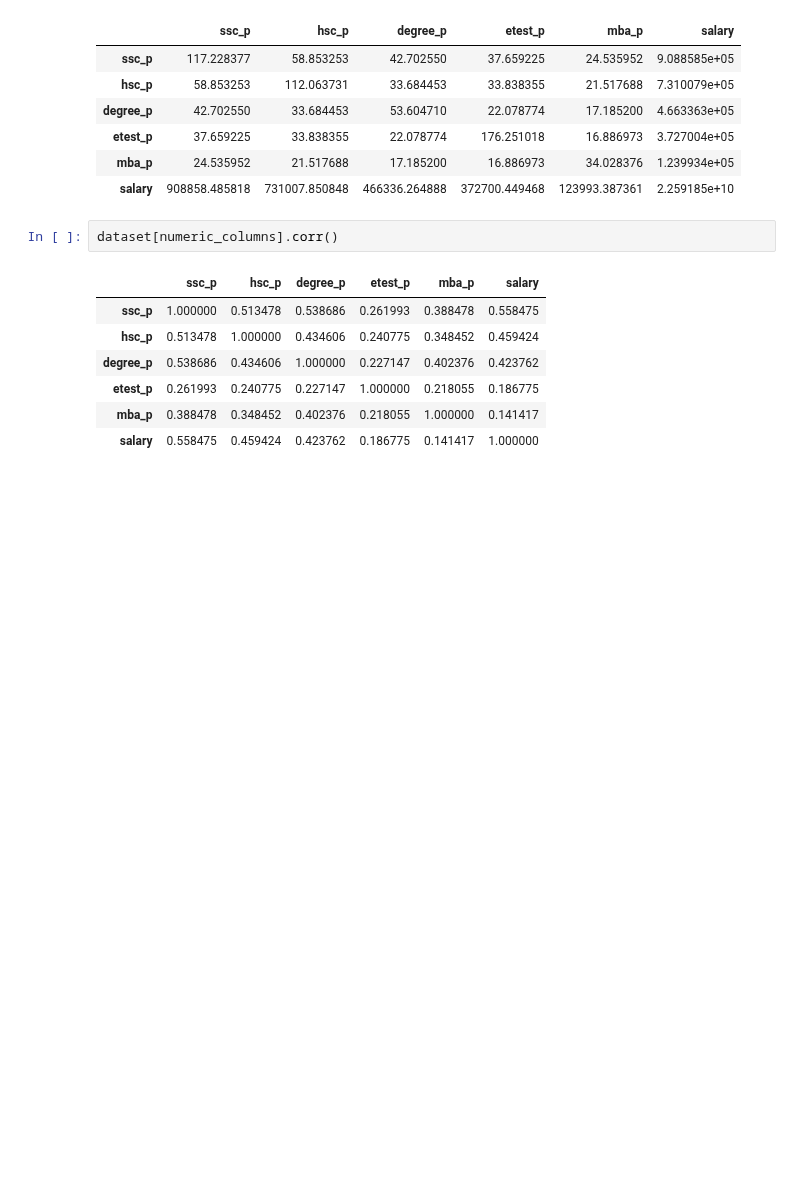
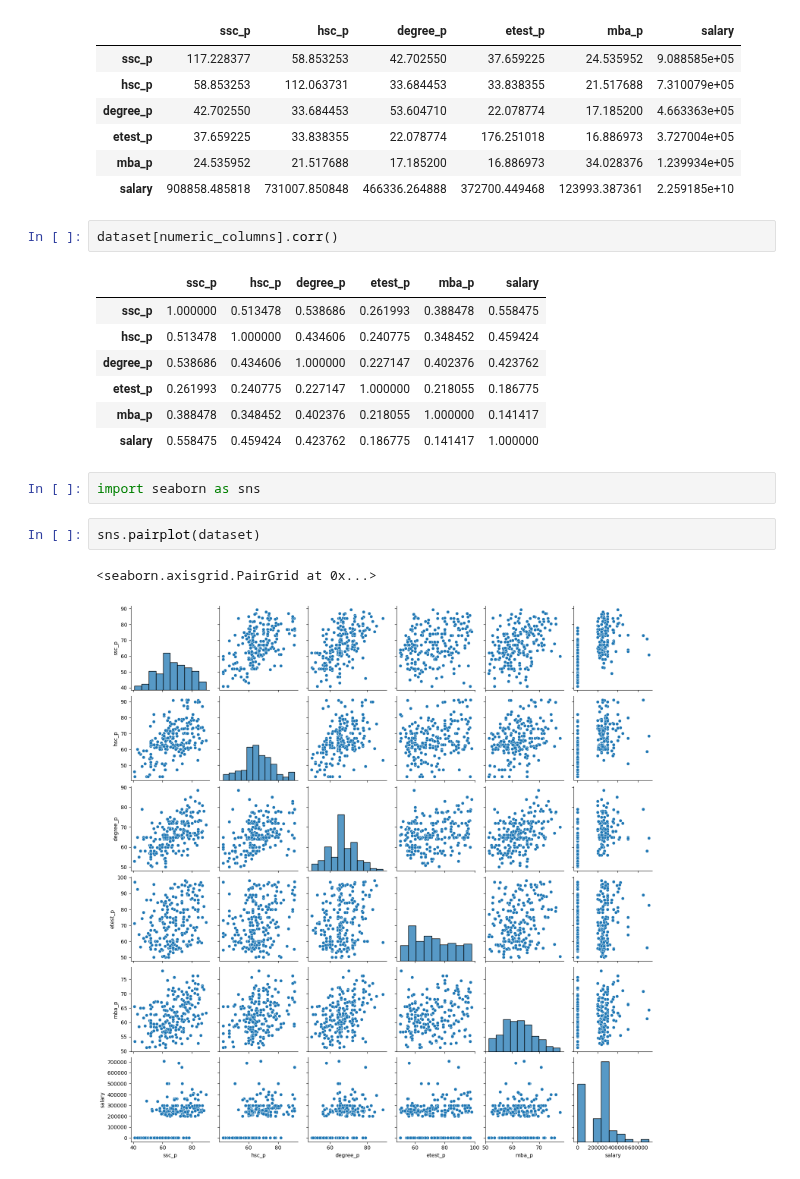
Before and after one commit to DeepikaBalachandran89/6-BIVARIATE, a Jupyter notebook: BIVARIATE ASSIGNMENT.ipynb, the cells around one changed output. Cells and saved outputs as stored; diff of their text form; blank space fills up the shorter version.

```diff
--- a/BIVARIATE ASSIGNMENT.ipynb
+++ b/BIVARIATE ASSIGNMENT.ipynb
@@ -82,3 +82,10 @@ dataset[numeric_columns].corr()
 | etest_p | 0.261993 | 0.240775 | 0.227147 | 1.000000 | 0.218055 | 0.186775 |
 | mba_p | 0.388478 | 0.348452 | 0.402376 | 0.218055 | 1.000000 | 0.141417 |
 | salary | 0.558475 | 0.459424 | 0.423762 | 0.186775 | 0.141417 | 1.000000 |
+# %%
+import seaborn as sns
+# %%
+sns.pairplot(dataset)
+# %% [output]
+<seaborn.axisgrid.PairGrid at 0x...>
+[figure, added]
```
Also changed, not shown: parts of 2 cells of this notebook, 1 other file.
